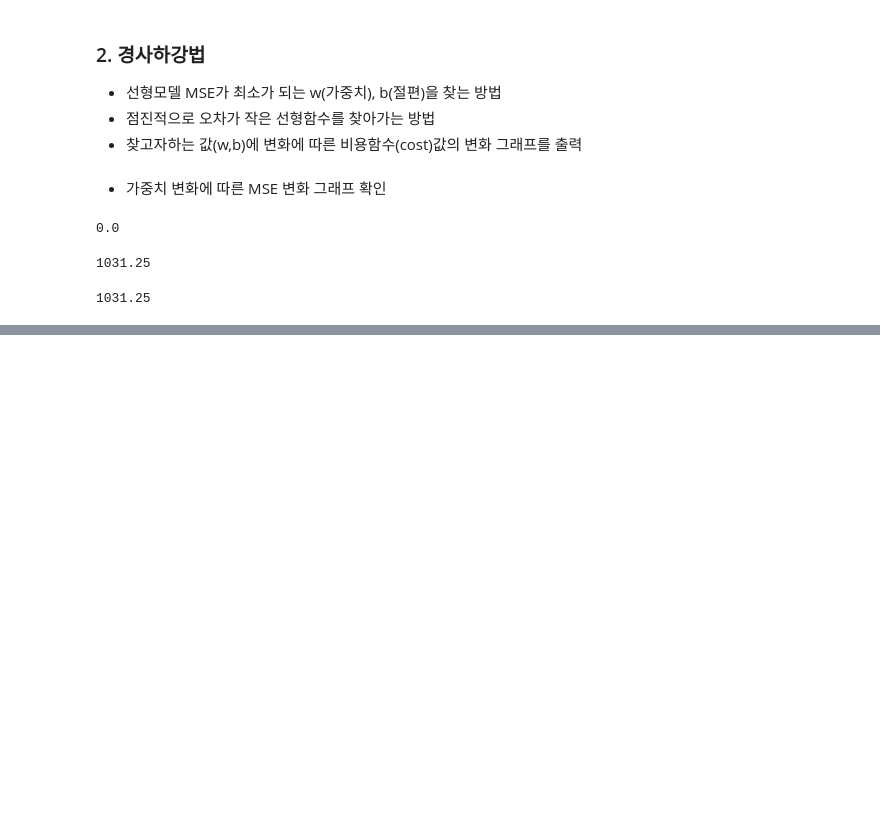
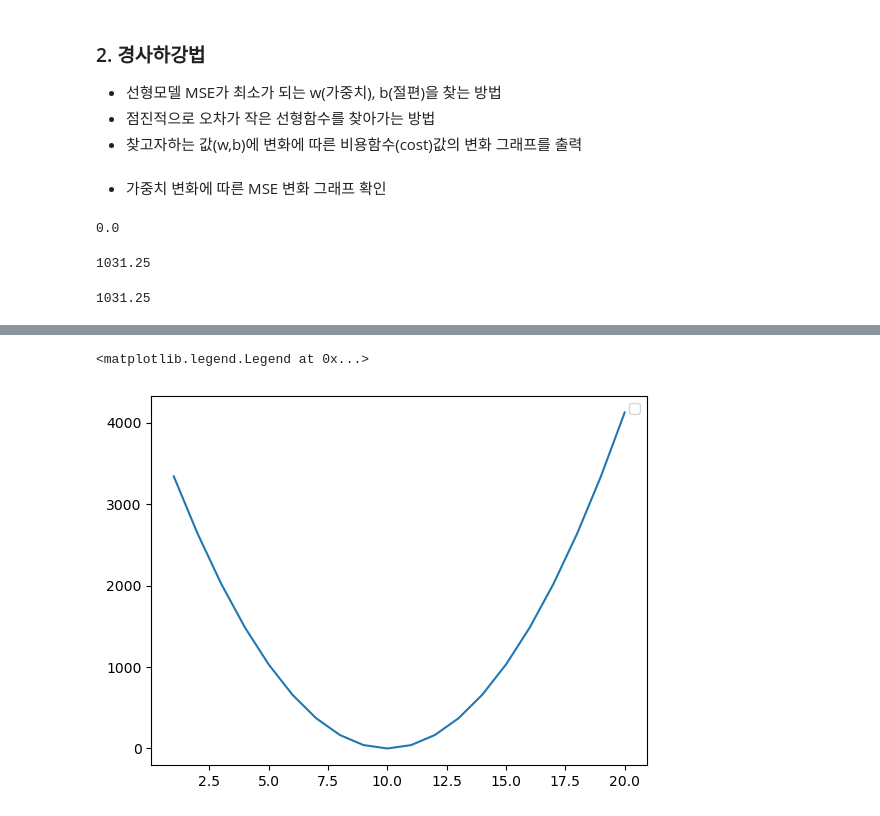
Before and after one commit to Yuni00ni/ML, a Jupyter notebook: 머신러닝/ex04. 간단한 선형회귀(성적데이터).ipynb, the cells around one changed output, grey strips where cells are left out. Cells and saved outputs as stored; diff of their text form; code cells hidden in the pictures; blank space fills up the shorter version.

```diff
--- a/머신러닝/ex04. 간단한 선형회귀(성적데이터).ipynb
+++ b/머신러닝/ex04. 간단한 선형회귀(성적데이터).ipynb
@@ -108,3 +108,10 @@ cost(data['시간'], data['성적'], 15)
 1031.25
 # %%
 # 가중치(w)변화에 따른 비용함수(MSE)의 변화를 그래프로 그려보기
+cost_list = [] # 가중치 변화에 따른 평균제곱오차값(MSE)을 담아주는 리스트
+
+for w in range(1, 21) : # 1 ~ 20까지 가중치 변화하는 동안에 오차 확인
+    mse = cost(data['시간'], data['성적'], w) # 비용함수(오차, MSE)
+    cost_list.append(mse)
+
+cost_list
@@ -110,0 +139,6 @@ cost(data['시간'], data['성적'], 15)
+# %%
+# 비용함수(MSE) 그래프로 그리기
+plt.plot(range(1, 21), cost_list)
+# %% [output]
+<matplotlib.legend.Legend at 0x...>
+[figure, added]
```
Also changed, not shown: parts of 5 cells of this notebook.
